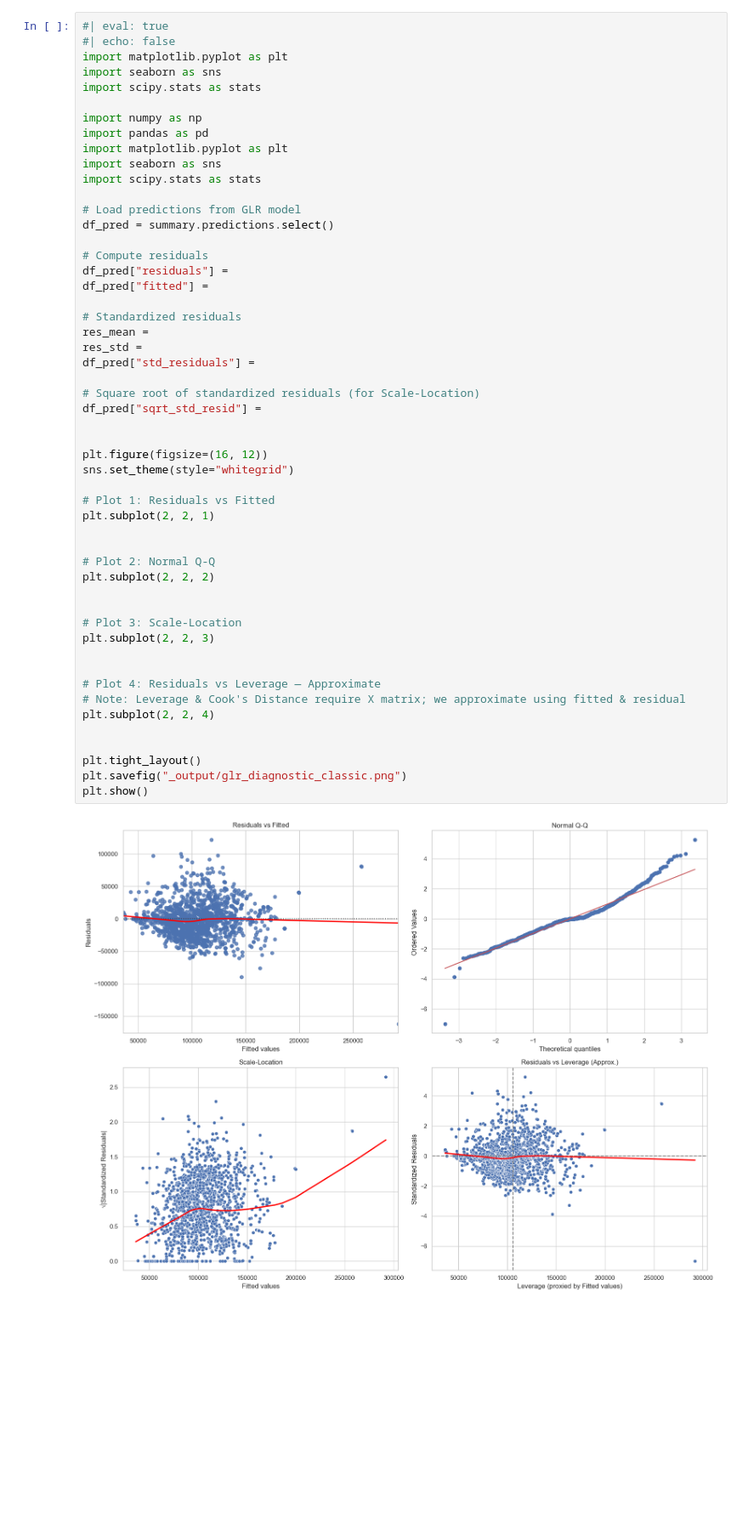
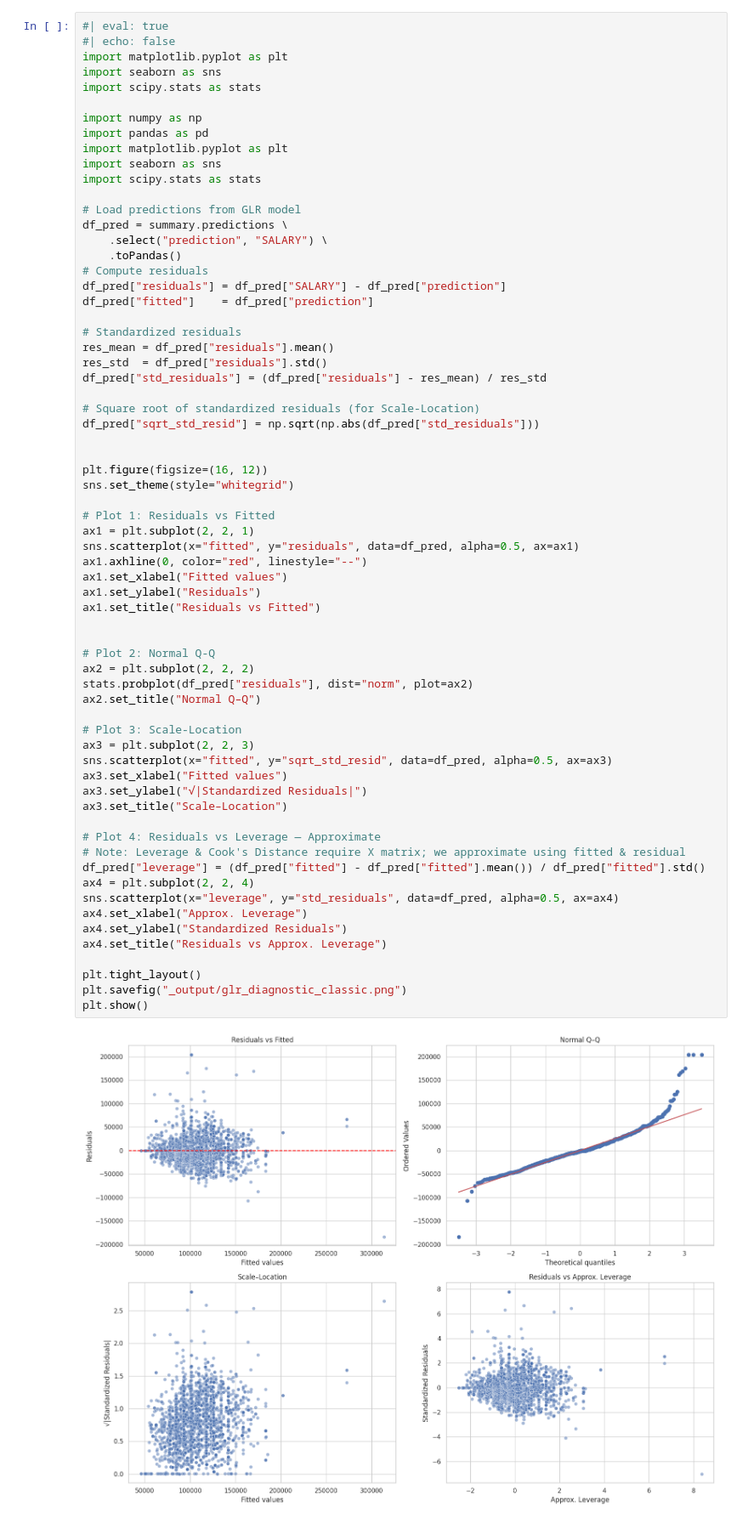
Before and after one commit to met-ad-688/lab08-yasmineelkattan, a Jupyter notebook: lab08-yasmineelkattan.ipynb, the cells around one changed output. Shown at 85% size. Cells and saved outputs as stored; diff of their text form; blank space fills up the shorter version.

```diff
--- a/lab08-yasmineelkattan.ipynb
+++ b/lab08-yasmineelkattan.ipynb
@@ -298,49 +312,63 @@ import numpy as np
 import pandas as pd
 import matplotlib.pyplot as plt
 import seaborn as sns
 import scipy.stats as stats
 
 # Load predictions from GLR model
-df_pred = summary.predictions.select()
-
+df_pred = summary.predictions \
+    .select("prediction", "SALARY") \
+    .toPandas()
 # Compute residuals
-df_pred["residuals"] =
-df_pred["fitted"] =
+df_pred["residuals"] = df_pred["SALARY"] - df_pred["prediction"]
+df_pred["fitted"]    = df_pred["prediction"]
 
 # Standardized residuals
-res_mean =
-res_std =
-df_pred["std_residuals"] =
+res_mean = df_pred["residuals"].mean()
+res_std  = df_pred["residuals"].std()
+df_pred["std_residuals"] = (df_pred["residuals"] - res_mean) / res_std
 
 # Square root of standardized residuals (for Scale-Location)
-df_pred["sqrt_std_resid"] =
+df_pred["sqrt_std_resid"] = np.sqrt(np.abs(df_pred["std_residuals"]))
 
 
 plt.figure(figsize=(16, 12))
 sns.set_theme(style="whitegrid")
 
 # Plot 1: Residuals vs Fitted
-plt.subplot(2, 2, 1)
+ax1 = plt.subplot(2, 2, 1)
+sns.scatterplot(x="fitted", y="residuals", data=df_pred, alpha=0.5, ax=ax1)
+ax1.axhline(0, color="red", linestyle="--")
+ax1.set_xlabel("Fitted values")
+ax1.set_ylabel("Residuals")
+ax1.set_title("Residuals vs Fitted")
 
 
 # Plot 2: Normal Q-Q
-plt.subplot(2, 2, 2)
-
+ax2 = plt.subplot(2, 2, 2)
+stats.probplot(df_pred["residuals"], dist="norm", plot=ax2)
+ax2.set_title("Normal Q–Q")
 
 # Plot 3: Scale-Location
-plt.subplot(2, 2, 3)
-
+ax3 = plt.subplot(2, 2, 3)
+sns.scatterplot(x="fitted", y="sqrt_std_resid", data=df_pred, alpha=0.5, ax=ax3)
+ax3.set_xlabel("Fitted values")
+ax3.set_ylabel("√|Standardized Residuals|")
+ax3.set_title("Scale–Location")
 
 # Plot 4: Residuals vs Leverage — Approximate
 # Note: Leverage & Cook's Distance require X matrix; we approximate using fitted & residual
-plt.subplot(2, 2, 4)
-
+df_pred["leverage"] = (df_pred["fitted"] - df_pred["fitted"].mean()) / df_pred["fitted"].std()
+ax4 = plt.subplot(2, 2, 4)
+sns.scatterplot(x="leverage", y="std_residuals", data=df_pred, alpha=0.5, ax=ax4)
+ax4.set_xlabel("Approx. Leverage")
+ax4.set_ylabel("Standardized Residuals")
+ax4.set_title("Residuals vs Approx. Leverage")
 
 plt.tight_layout()
 plt.savefig("_output/glr_diagnostic_classic.png")
 plt.show()
 # %% [output]
-[figure, old version]
+[figure, new version]
 # %% [markdown]
 # Evaluation
 
```
Also changed, not shown: parts of 4 cells of this notebook, 1 other file.
